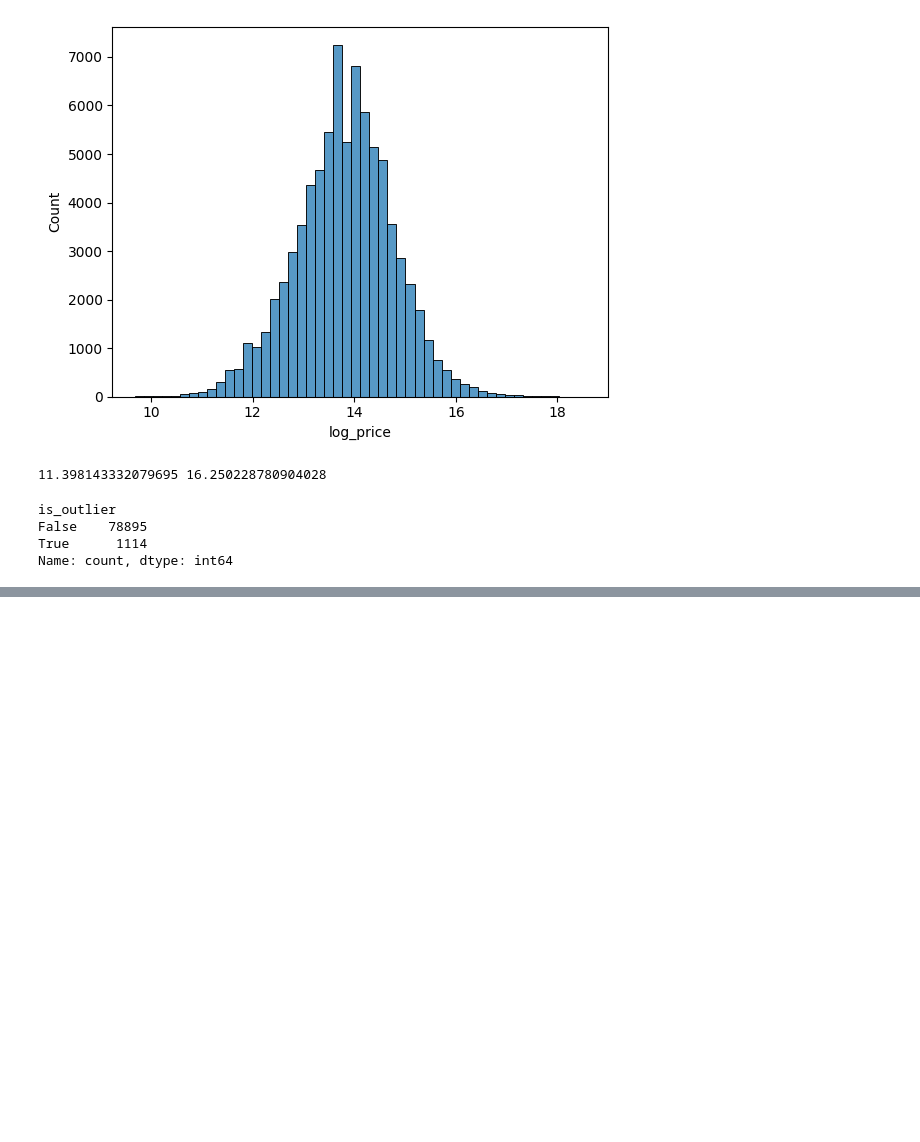
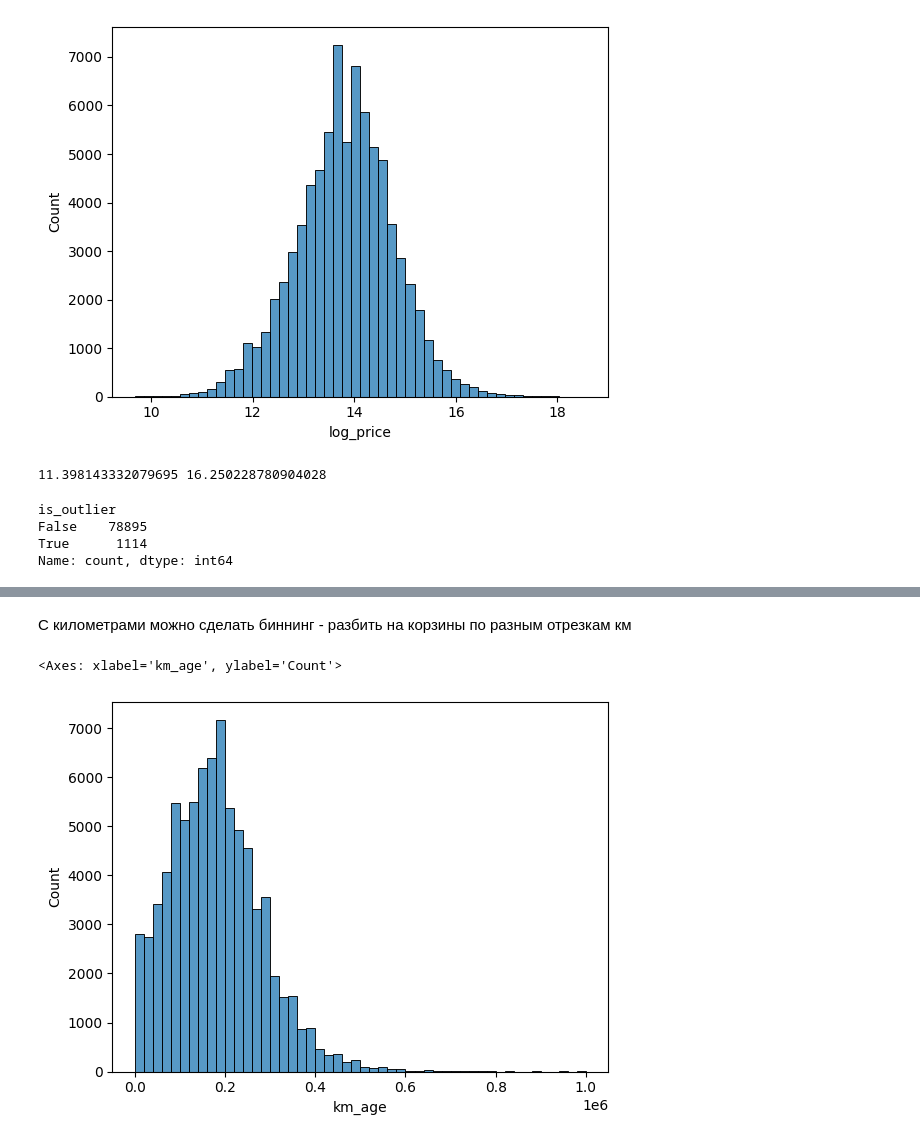
Before and after one commit to KazGet/Predict_car_price, a Jupyter notebook: notebooks/01_exploration.ipynb, the cells around one changed output, grey strips where cells are left out. Drawn from its saved outputs; the diff is of its cells as text; code cells hidden in the pictures; blank space fills up the shorter version.

Commit message:
Проверили km_age, кол-во сил. Есть идея сделать бины для км и флаг для лошадок

```diff
--- a/notebooks/01_exploration.ipynb
+++ b/notebooks/01_exploration.ipynb
@@ -82,0 +133,7 @@ Name: count, dtype: int64
+# %% [markdown]
+С километрами можно сделать биннинг - разбить на корзины по разным отрезкам км
+# %%
+sns.histplot(df['km_age'], bins=50)
+# %% [output]
+<Axes: xlabel='km_age', ylabel='Count'>
+[figure, added]
```
Also changed, not shown: parts of 5 cells of this notebook.
